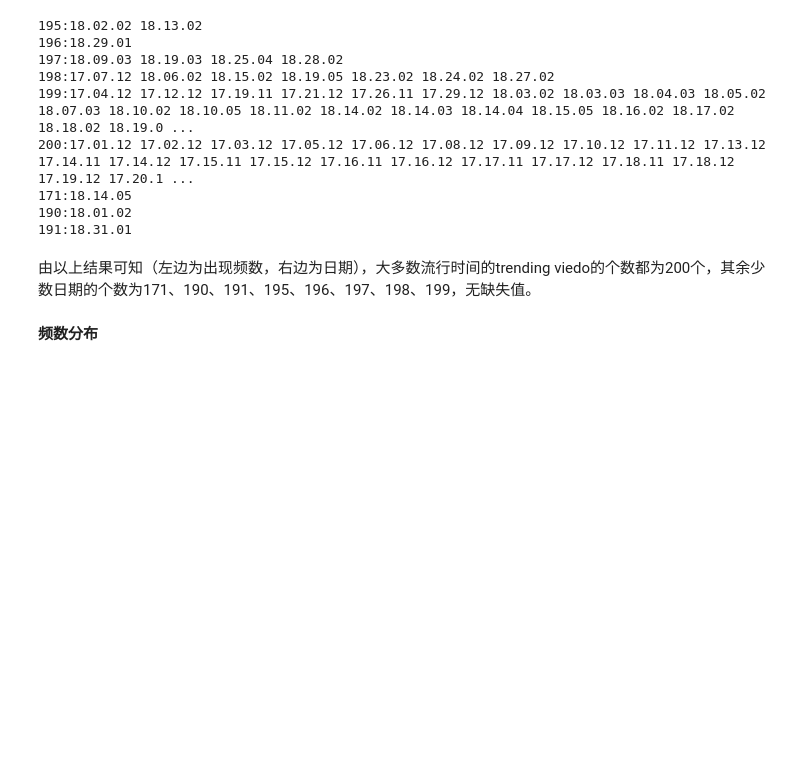
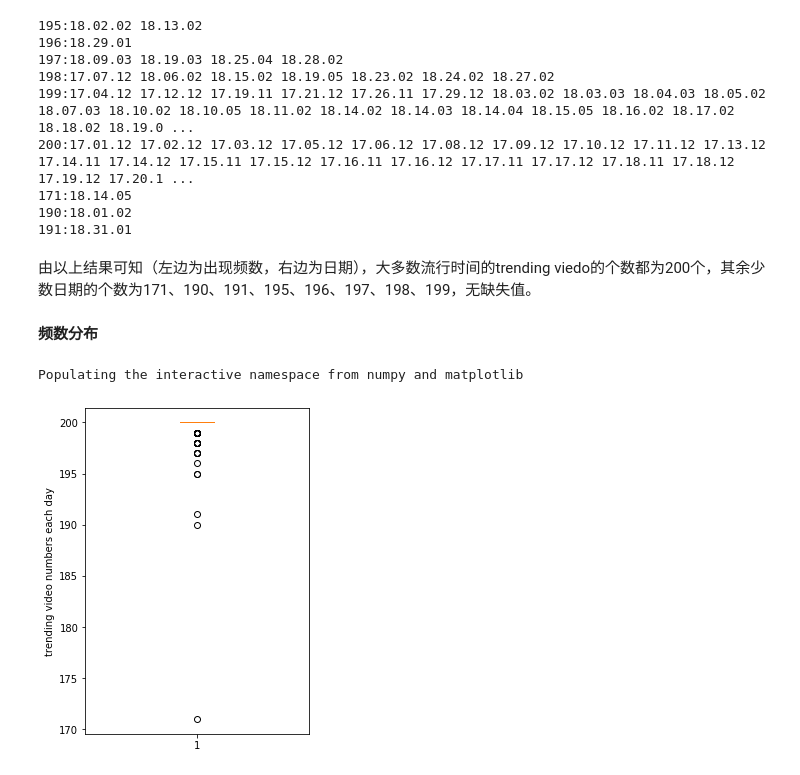
Before and after one commit to PluckySaltyfish/DataMiningClass, a Jupyter notebook: youtube.py.ipynb, the cells around one changed output. Drawn from its saved outputs; the diff is of its cells as text; code cells hidden in the pictures; blank space fills up the shorter version.

```diff
--- a/youtube.py.ipynb
+++ b/youtube.py.ipynb
@@ -79,3 +80,14 @@ for i in set(freq.values):
 由以上结果可知（左边为出现频数，右边为日期），大多数流行时间的trending viedo的个数都为200个，其余少数日期的个数为171、190、191、195、196、197、198、199，无缺失值。
 # %% [markdown]
 **频数分布**
+# %%
+from matplotlib import pyplot as plt
+%pylab inline
+# 盒图
+fig = plt.figure(figsize=(4, 6))
+plt.boxplot(np.array(freq), notch=False, vert=True)
+plt.ylabel('trending video numbers each day')
+plt.show()
+# %% [output]
+Populating the interactive namespace from numpy and matplotlib
+[figure, added]
```
Also changed, not shown: parts of 32 cells of this notebook.
